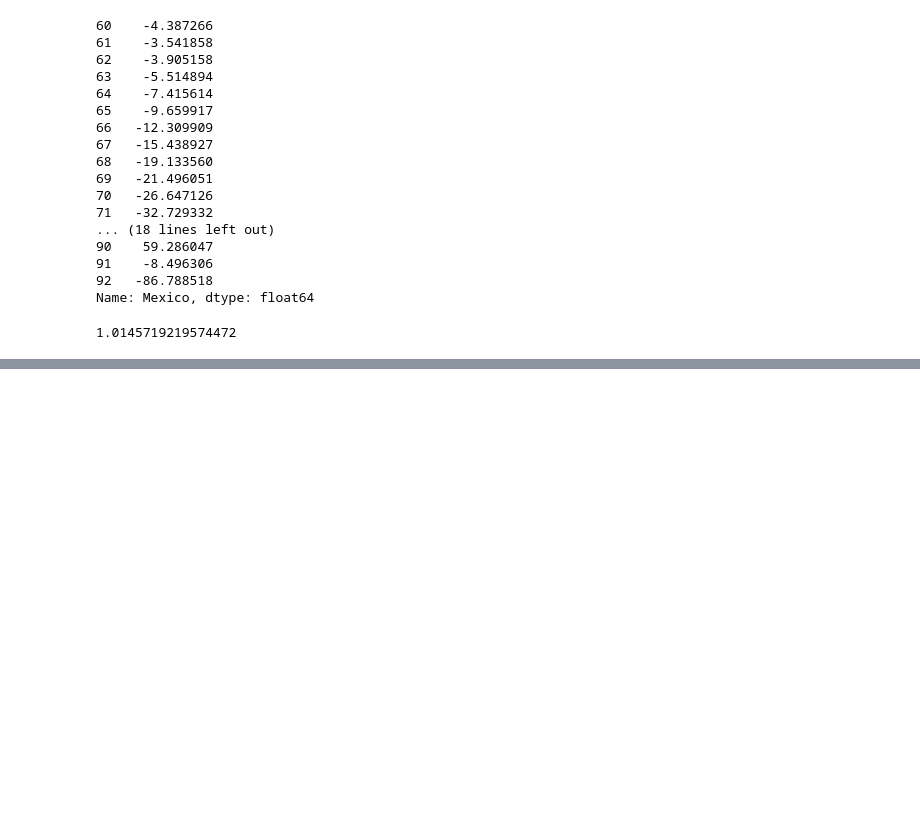
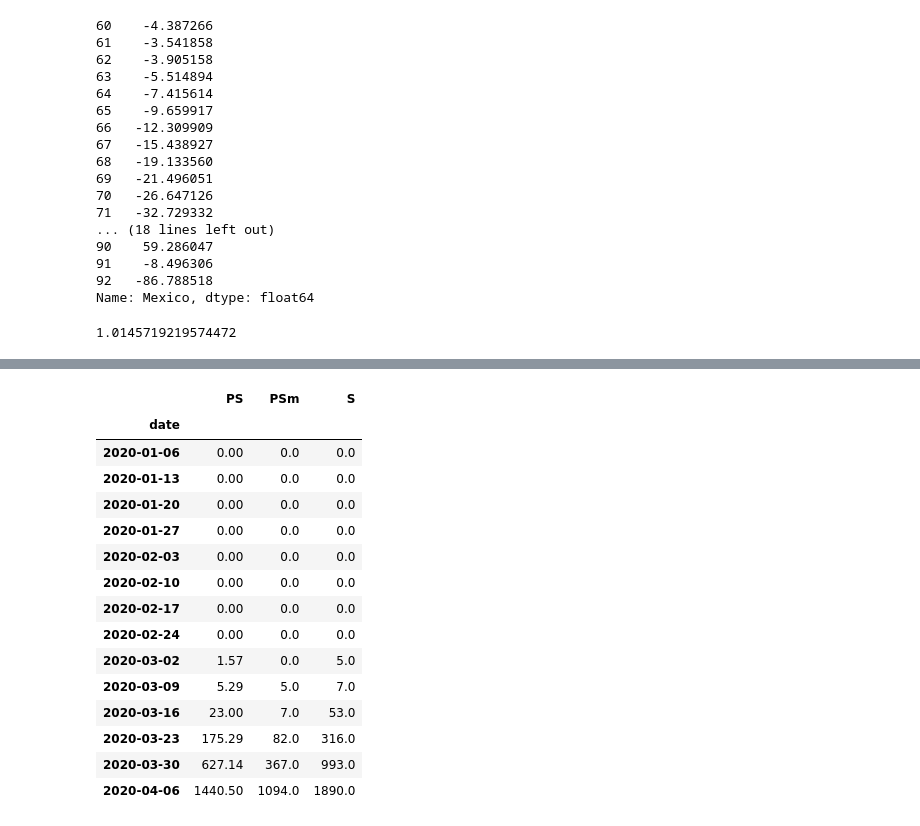
Before and after one commit to EduardoOrbegoso/gitvsc1pandas, a Jupyter notebook: curso_pandas3.ipynb, the cells around one changed output, grey strips where cells are left out. Cells and saved outputs as stored; diff of their text form; code cells hidden in the pictures; blank space fills up the shorter version.

```diff
--- a/curso_pandas3.ipynb
+++ b/curso_pandas3.ipynb
@@ -333,3 +333,14 @@ r_sq=1-(ss_res/ss_tot)
 print(r_sq)
 # %% [output]
 1.0145719219574472
+# %%
+import pandas as pd
+import numpy as np
+df=pd.read_csv('5AbrilTotalCases.csv')
+df=df.fillna(method='ffill')
+df['date']=pd.to_datetime(df['date'])
+df=df.set_index('date')
+# %%
+resumen=pd.DataFrame()
+resumen['PS']=df.Mexico.resample('W-MON').mean().round(2)
+resumen
@@ -335,0 +364,3 @@ print(r_sq)
+# %%
+resumen['PSm']=df.Mexico.resample('W-MON').min()
+resumen
@@ -335,0 +384,20 @@ print(r_sq)
+# %%
+resumen['S']=df.Mexico.resample('W-MON').last()
+resumen
+# %% [output]
+|  | PS | PSm | S |
+| date |  |  |  |
+| 2020-01-06 | 0.00 | 0.0 | 0.0 |
+| 2020-01-13 | 0.00 | 0.0 | 0.0 |
+| 2020-01-20 | 0.00 | 0.0 | 0.0 |
+| 2020-01-27 | 0.00 | 0.0 | 0.0 |
+| 2020-02-03 | 0.00 | 0.0 | 0.0 |
+| 2020-02-10 | 0.00 | 0.0 | 0.0 |
+| 2020-02-17 | 0.00 | 0.0 | 0.0 |
+| 2020-02-24 | 0.00 | 0.0 | 0.0 |
+| 2020-03-02 | 1.57 | 0.0 | 5.0 |
+| 2020-03-09 | 5.29 | 5.0 | 7.0 |
+| 2020-03-16 | 23.00 | 7.0 | 53.0 |
+| 2020-03-23 | 175.29 | 82.0 | 316.0 |
+| 2020-03-30 | 627.14 | 367.0 | 993.0 |
+| 2020-04-06 | 1440.50 | 1094.0 | 1890.0 |
```
Also changed, not shown: parts of 5 cells of this notebook.
